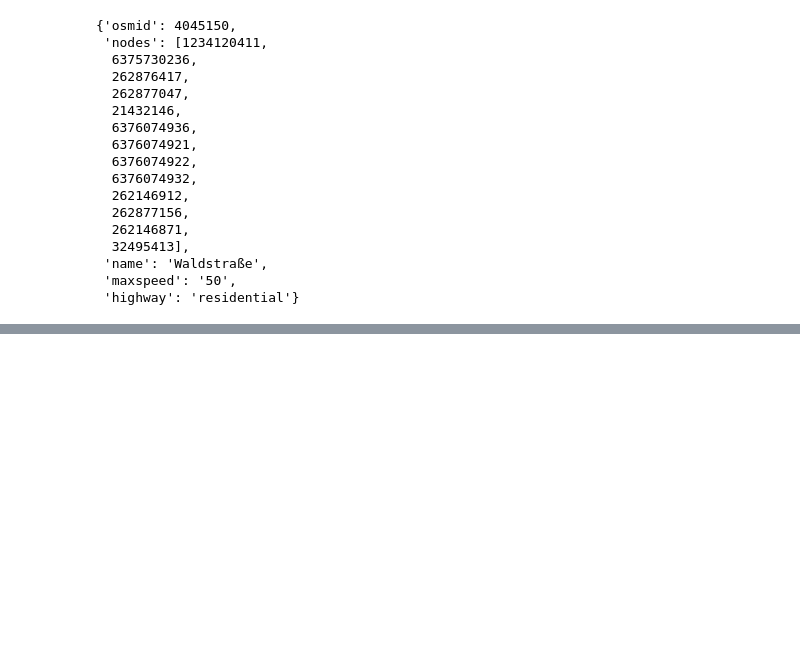
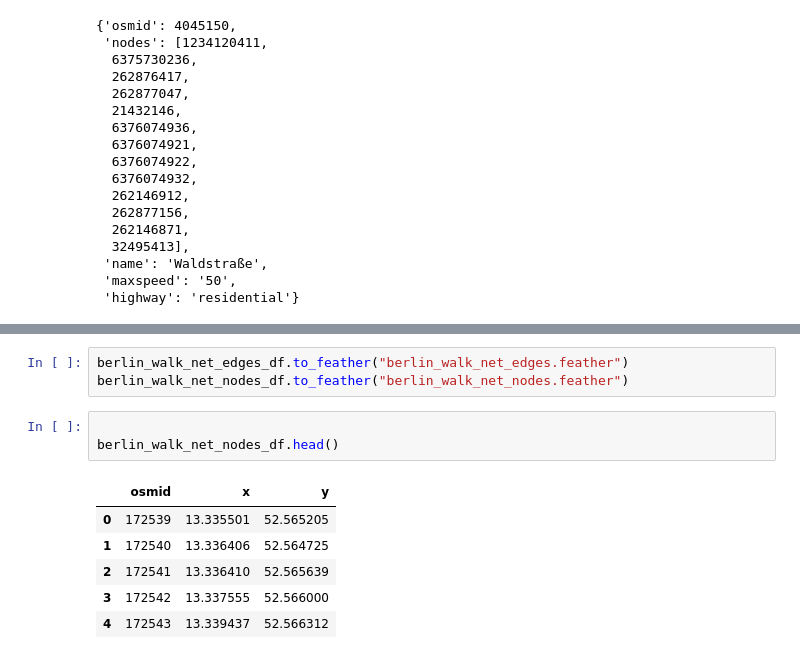
Before and after one commit to wwymak/berlin-geo-features, a Jupyter notebook: berlin_geo_data.ipynb, the cells around one changed output, grey strips where cells are left out. Drawn from its saved outputs; the diff is of its cells as text; blank space fills up the shorter version.

Commit message:
node edges consturction

```diff
--- a/berlin_geo_data.ipynb
+++ b/berlin_geo_data.ipynb
@@ -117,0 +137,13 @@ Wall time: 35.6 s
+# %%
+berlin_walk_net_edges_df.to_feather("berlin_walk_net_edges.feather")
+berlin_walk_net_nodes_df.to_feather("berlin_walk_net_nodes.feather")
+# %%
+
+berlin_walk_net_nodes_df.head()
+# %% [output]
+|  | osmid | x | y |
+| 0 | 172539 | 13.335501 | 52.565205 |
+| 1 | 172540 | 13.336406 | 52.564725 |
+| 2 | 172541 | 13.336410 | 52.565639 |
+| 3 | 172542 | 13.337555 | 52.566000 |
+| 4 | 172543 | 13.339437 | 52.566312 |
```
Also changed, not shown: parts of 7 cells of this notebook, 2 other files.
